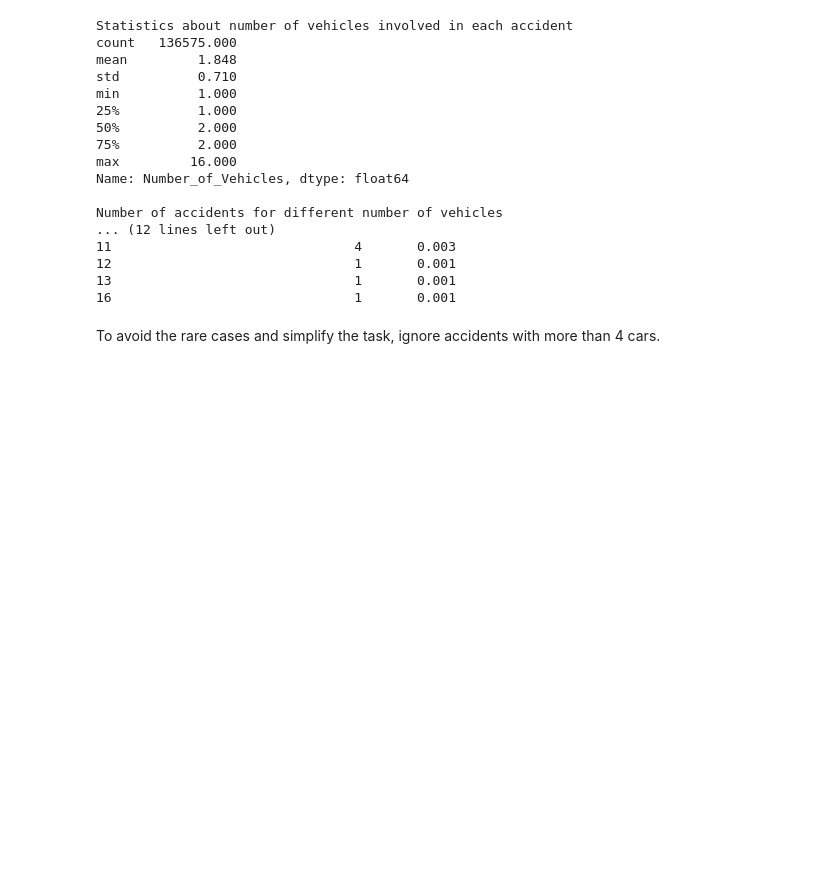
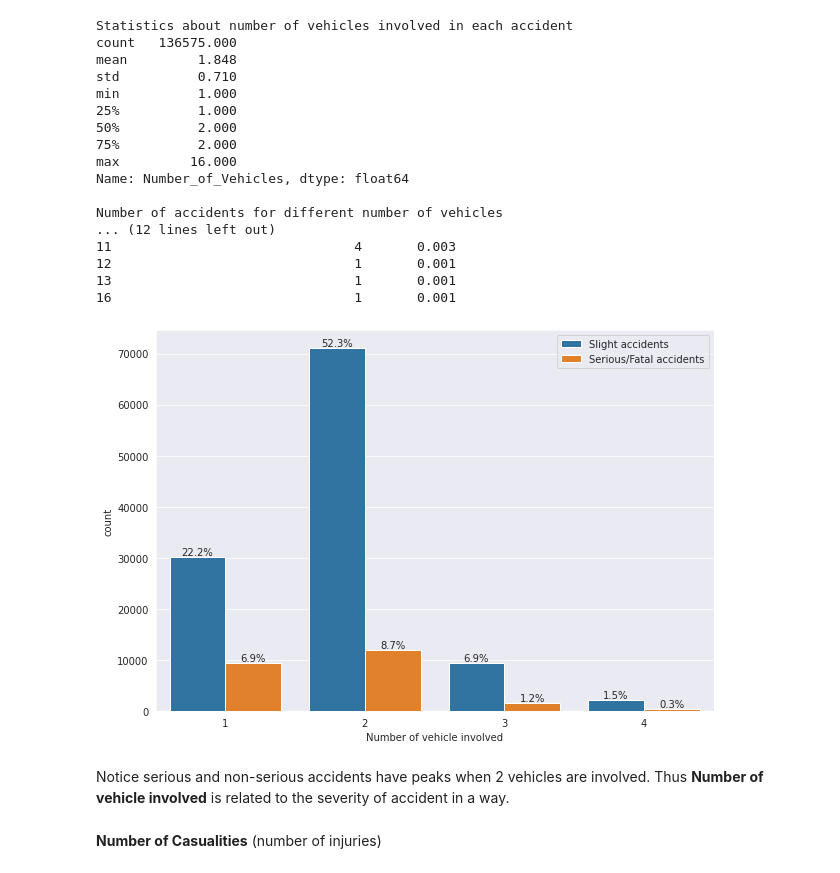
Before and after one commit to brian-pan/road-safety-machine-learning-report, a Jupyter notebook: machine_learning_python_project_one.ipynb, the cells around one changed output. Saved outputs shown, nothing was run; the diff lists cells and outputs as text; code cells hidden in the pictures; blank space fills up the shorter version.

```diff
--- a/machine_learning_python_project_one.ipynb
+++ b/machine_learning_python_project_one.ipynb
@@ -292,5 +293,3 @@ Number of accidents for different number of vehicles
 12                               1       0.001
 13                               1       0.001
 16                               1       0.001
-# %% [markdown]
-To avoid the rare cases and simplify the task, ignore accidents with more than 4 cars.
@@ -298,0 +299,18 @@ df = df.drop(df[df.Number_of_Vehicles > 4].index)
+# %%
+plt.figure(figsize=(10,7))
+ax = sns.countplot(x=df.Number_of_Vehicles, hue=df.Serious_Accident)
+for p in ax.patches:
+    x = p.get_bbox().get_points()[:,0]
+    y = p.get_bbox().get_points()[1,1]
+    ax.annotate('{:.1f}%'.format(100. * y / df['Serious_Accident'].value_counts()
+    .sum()), (x.mean(), y),
+                ha='center', va='bottom') # set the alignment of the text
+plt.xlabel("Number of vehicle involved")
+plt.legend(labels=['Slight accidents', 'Serious/Fatal accidents'])
+plt.show()
+# %% [output]
+[figure, added]
+# %% [markdown]
+Notice serious and non-serious accidents have peaks when 2 vehicles are involved. Thus **Number of vehicle involved** is related to the severity of accident in a way.
+# %% [markdown]
+**Number of Casualities** (number of injuries)
```
Also changed, not shown: parts of 11 cells of this notebook.
